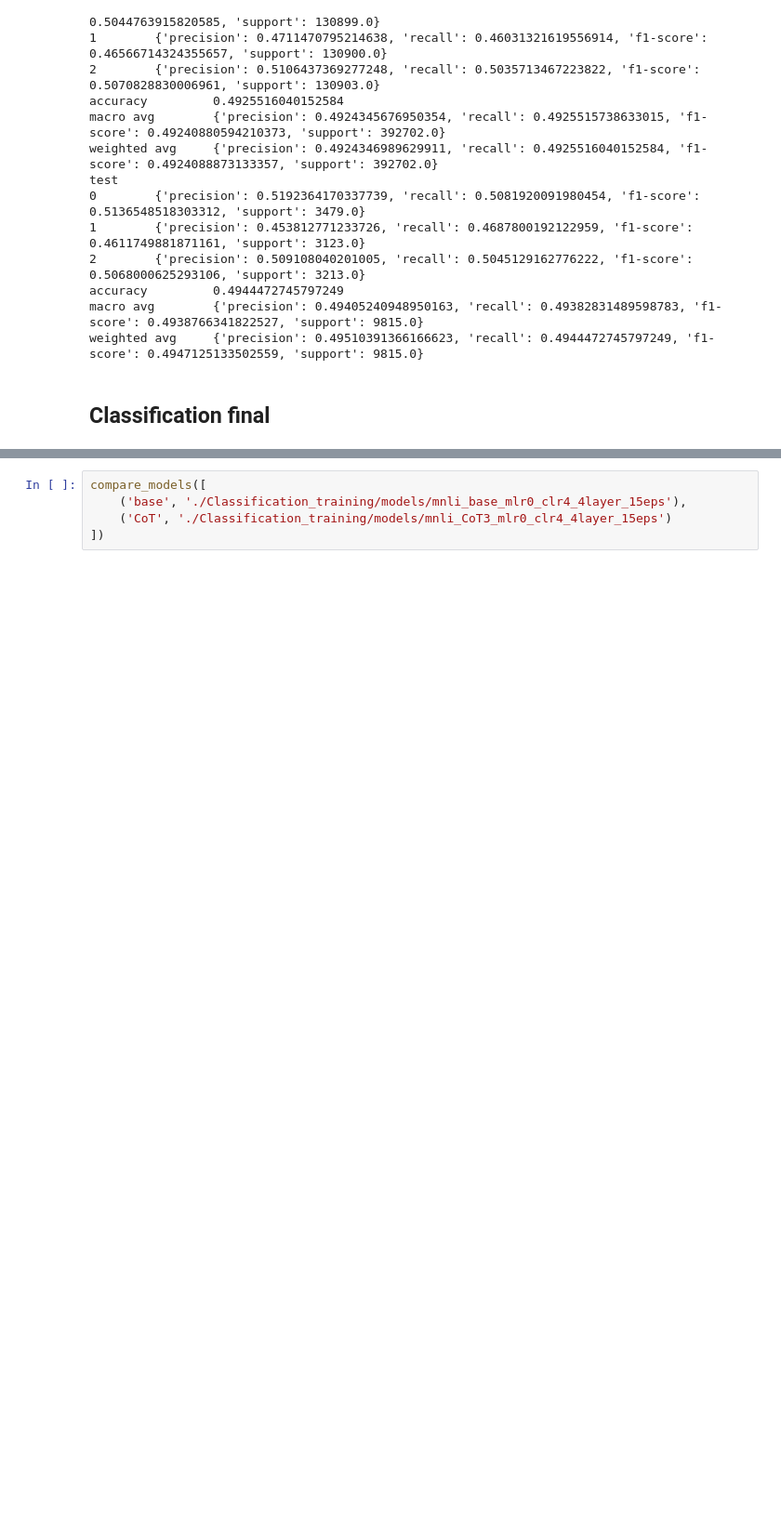
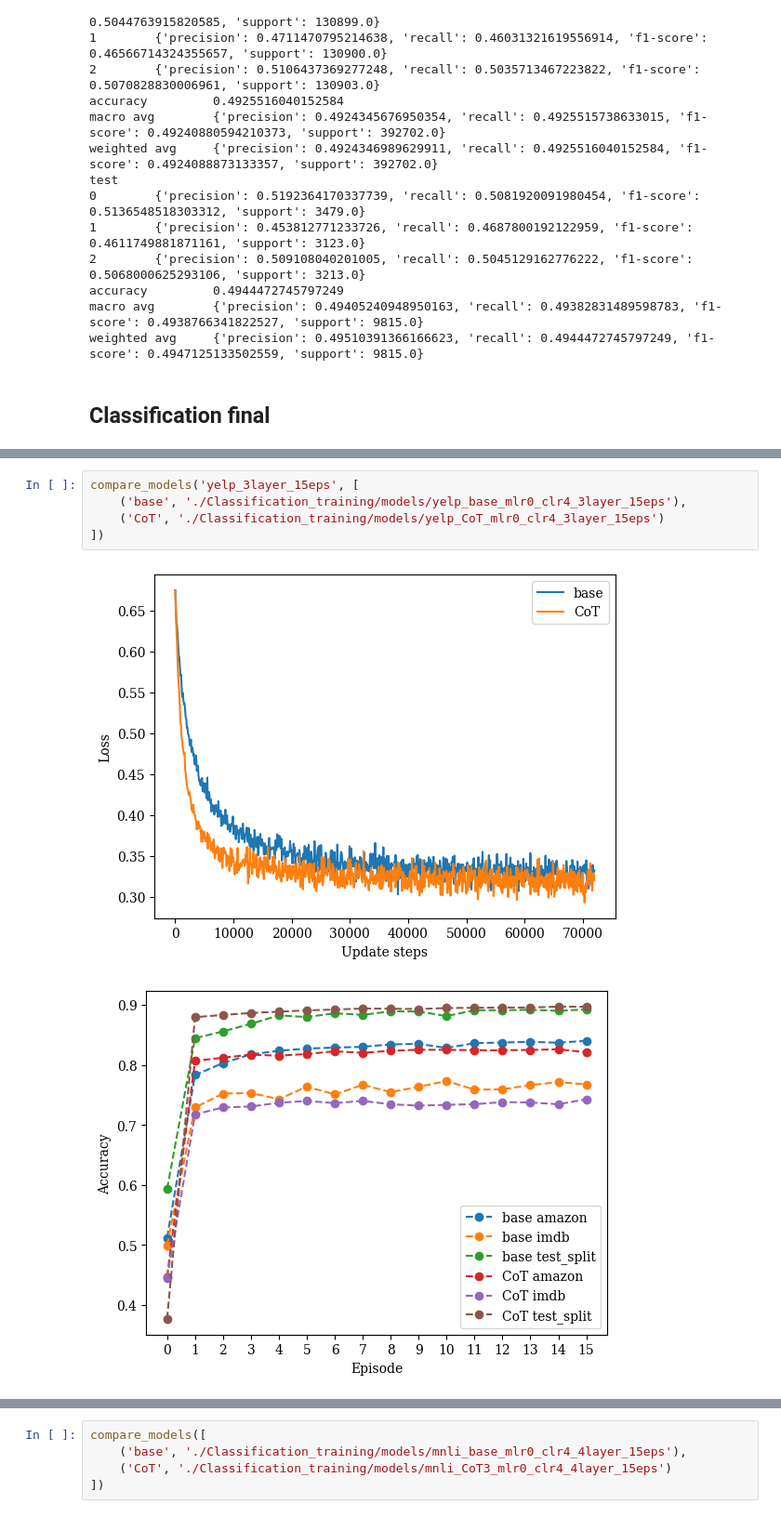
Before and after one commit to Cari1111/NLP_project, a Jupyter notebook: project.ipynb, the cells around one changed output, grey strips where cells are left out. Shown at 93% size. Saved outputs shown, nothing was run; the diff lists cells and outputs as text; blank space fills up the shorter version.

```diff
--- a/project.ipynb
+++ b/project.ipynb
@@ -771,3 +820,11 @@ macro avg        {'precision': 0.8934916495588969, 'recall': 0.8871860235142364,
 accuracy         0.9002884615384615
 macro avg        {'precision': 0.8995518306578214, 'recall': 0.8929703717924793, 'f1-score': 0.8958842166224216, 'support': 10400.0}
 weighted avg     {'precision': 0.9001619121307618, 'recall': 0.9002884615384615, 'f1-score': 0.8998745984117088, 'support': 10400.0}
+# %%
+compare_models('yelp_3layer_15eps', [
+    ('base', './Classification_training/models/yelp_base_mlr0_clr4_3layer_15eps'),
+    ('CoT', './Classification_training/models/yelp_CoT_mlr0_clr4_3layer_15eps')
+])
+# %% [output]
+[figure, added]
+[figure, added]
```
Also changed, not shown: parts of 37 cells of this notebook.
